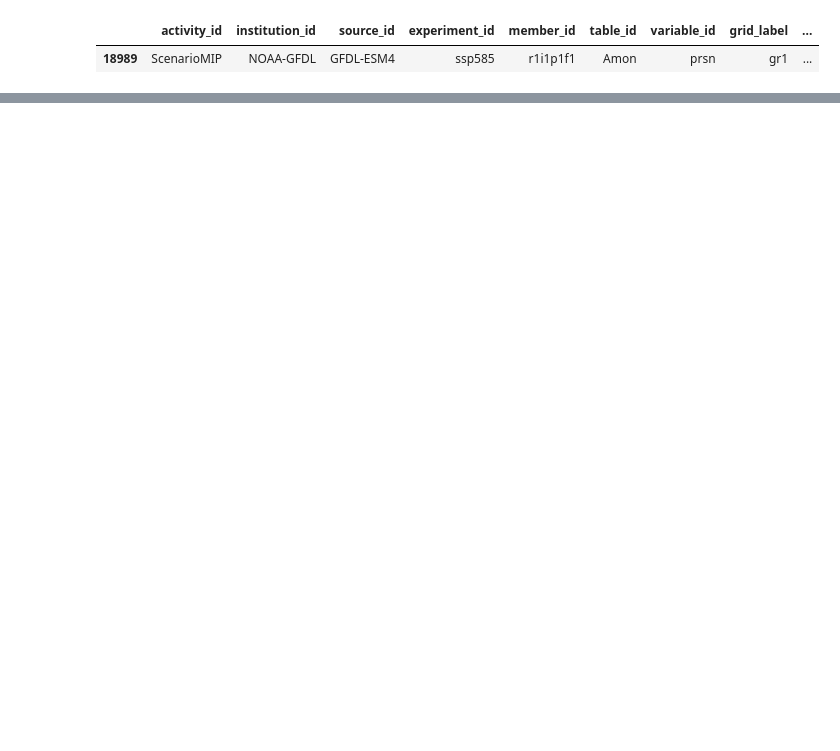
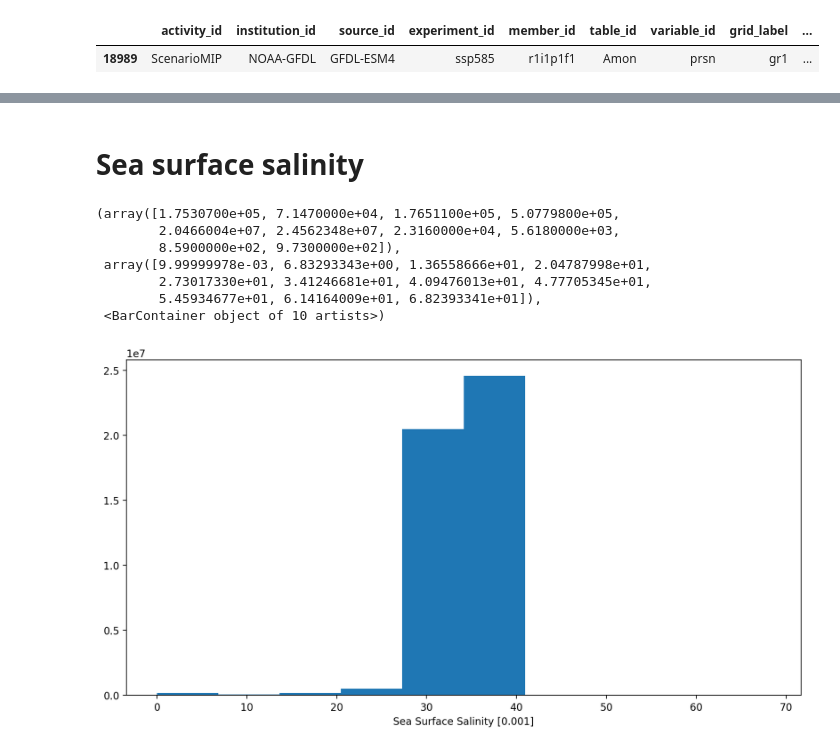
Before and after one commit to EES-3506-5506/Final_Hedayatfar, a Jupyter notebook: Final_Project.ipynb, the cells around one changed output, grey strips where cells are left out. Saved outputs shown, nothing was run; the diff lists cells and outputs as text; code cells hidden in the pictures; blank space fills up the shorter version.

```diff
--- a/Final_Project.ipynb
+++ b/Final_Project.ipynb
@@ -473,0 +771,13 @@ gfdl_esm4_prsn3_data
+# %% [markdown]
+# Sea surface salinity
+# %%
+gfdl_esm4_sos1.plot()
+# %% [output]
+(array([1.7530700e+05, 7.1470000e+04, 1.7651100e+05, 5.0779800e+05,
+        2.0466004e+07, 2.4562348e+07, 2.3160000e+04, 5.6180000e+03,
+        8.5900000e+02, 9.7300000e+02]),
+ array([9.99999978e-03, 6.83293343e+00, 1.36558666e+01, 2.04787998e+01,
+        2.73017330e+01, 3.41246681e+01, 4.09476013e+01, 4.77705345e+01,
+        5.45934677e+01, 6.14164009e+01, 6.82393341e+01]),
+ <BarContainer object of 10 artists>)
+[figure, added]
```
Also changed, not shown: parts of 16 cells of this notebook.
